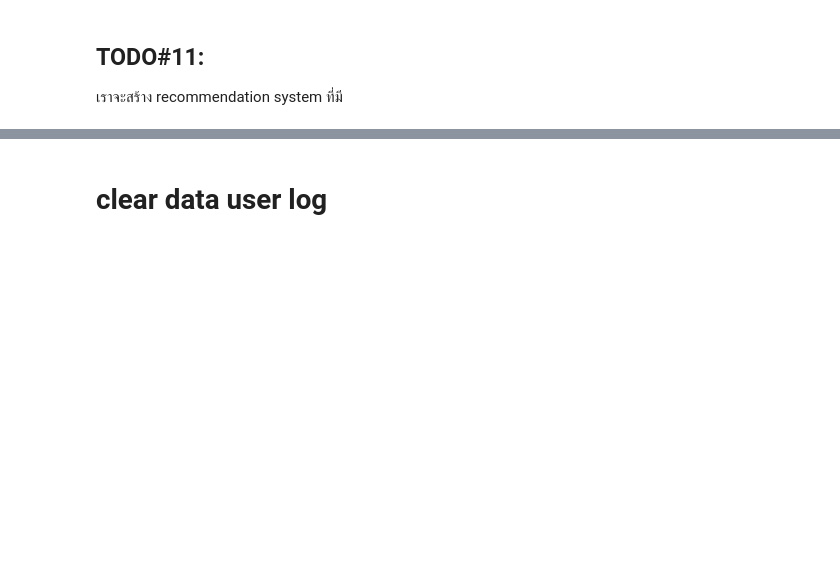
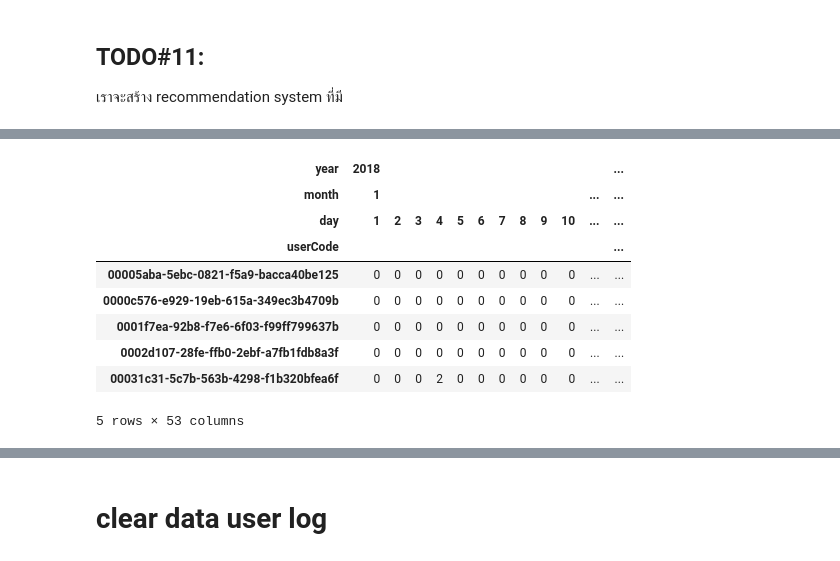
Before and after one commit to Pataweepr/applyML_vistec_2019, a Jupyter notebook: hw2_homeDotTech.ipynb, the cells around one changed output, grey strips where cells are left out. Cells and saved outputs as stored; diff of their text form; code cells hidden in the pictures; blank space fills up the shorter version.

```diff
--- a/hw2_homeDotTech.ipynb
+++ b/hw2_homeDotTech.ipynb
@@ -335,3 +344,16 @@ userLog_last_week.head()
+# %%
+userLog_freq_day.head()
+# %% [output]
+| year | 2018 |  |  |  |  |  |  |  |  |  |  | ... |
+| month | 1 |  |  |  |  |  |  |  |  |  | ... | ... |
+| day | 1 | 2 | 3 | 4 | 5 | 6 | 7 | 8 | 9 | 10 | ... | ... |
+| userCode |  |  |  |  |  |  |  |  |  |  |  | ... |
+| 00005aba-5ebc-0821-f5a9-bacca40be125 | 0 | 0 | 0 | 0 | 0 | 0 | 0 | 0 | 0 | 0 | ... | ... |
+| 0000c576-e929-19eb-615a-349ec3b4709b | 0 | 0 | 0 | 0 | 0 | 0 | 0 | 0 | 0 | 0 | ... | ... |
+| 0001f7ea-92b8-f7e6-6f03-f99ff799637b | 0 | 0 | 0 | 0 | 0 | 0 | 0 | 0 | 0 | 0 | ... | ... |
+| 0002d107-28fe-ffb0-2ebf-a7fb1fdb8a3f | 0 | 0 | 0 | 0 | 0 | 0 | 0 | 0 | 0 | 0 | ... | ... |
+| 00031c31-5c7b-563b-4298-f1b320bfea6f | 0 | 0 | 0 | 2 | 0 | 0 | 0 | 0 | 0 | 0 | ... | ... |
+5 rows × 53 columns
 # %%
 user_freq_last_week = userLog_last_week['userCode'].value_counts()
 user_freq_last_week_np = np.array(user_freq_last_week.values)
```
Also changed, not shown: parts of 27 cells of this notebook.
